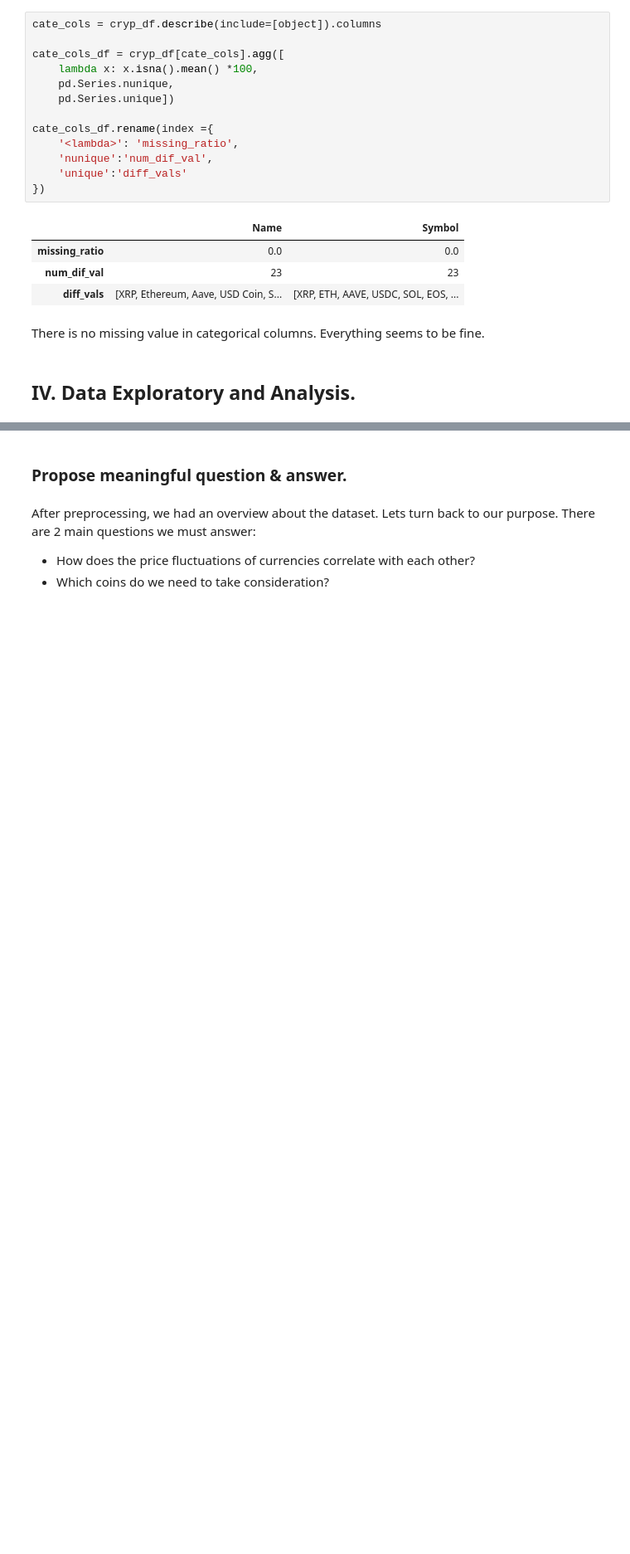
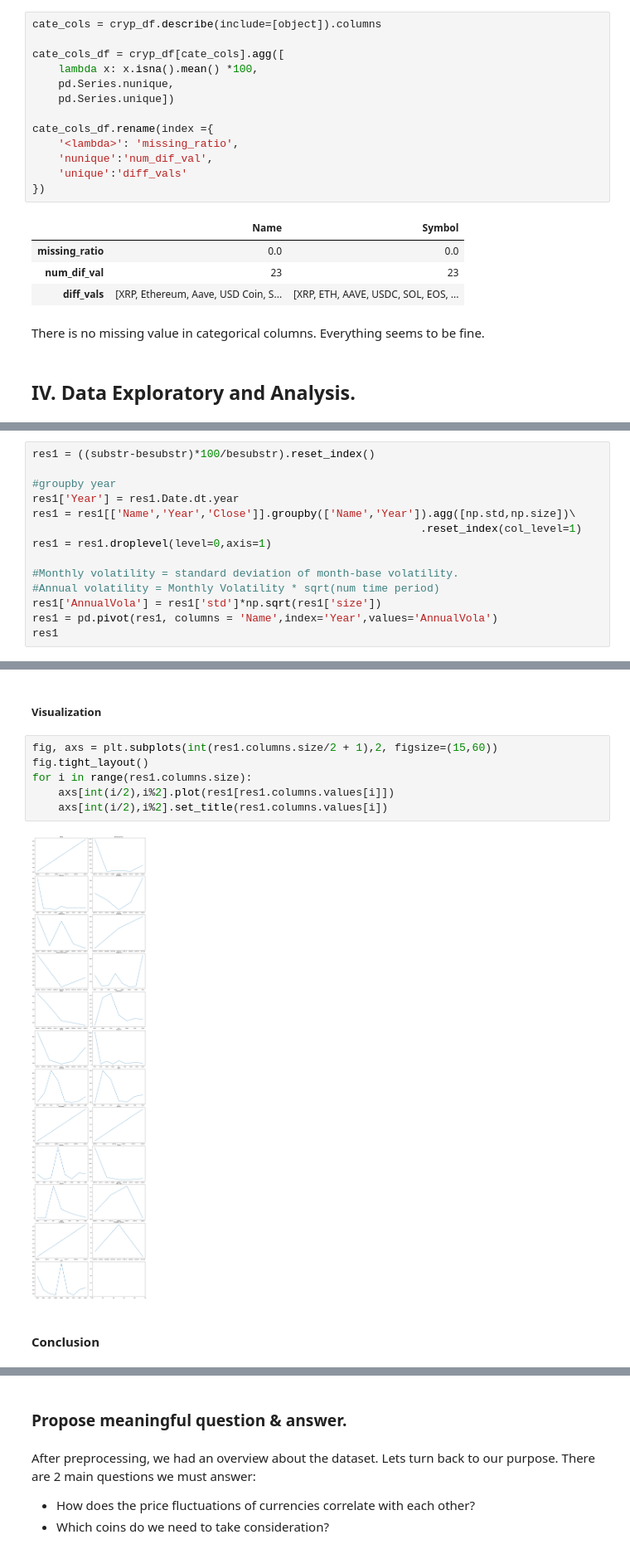
Before and after one commit to henryone0910/Crypto-Analysis, a Jupyter notebook: Final.ipynb, the cells around one changed output, grey strips where cells are left out. Shown at 83% size. Cells and saved outputs as stored; diff of their text form; blank space fills up the shorter version.

```diff
--- a/Final.ipynb
+++ b/Final.ipynb
@@ -335,0 +428,14 @@ There is no missing value in categorical columns. Everything seems to be fine.
+# %%
+res1 = ((substr-besubstr)*100/besubstr).reset_index()
+
+#groupby year
+res1['Year'] = res1.Date.dt.year
+res1 = res1[['Name','Year','Close']].groupby(['Name','Year']).agg([np.std,np.size])\
+                                                            .reset_index(col_level=1)
+res1 = res1.droplevel(level=0,axis=1)
+
+#Monthly volatility = standard deviation of month-base volatility.
+#Annual volatility = Monthly Volatility * sqrt(num time period)
+res1['AnnualVola'] = res1['std']*np.sqrt(res1['size'])
+res1 = pd.pivot(res1, columns = 'Name',index='Year',values='AnnualVola')
+res1
@@ -335,0 +455,12 @@ There is no missing value in categorical columns. Everything seems to be fine.
+# %% [markdown]
+##### Visualization
+# %%
+fig, axs = plt.subplots(int(res1.columns.size/2 + 1),2, figsize=(15,60))
+fig.tight_layout()
+for i in range(res1.columns.size):
+    axs[int(i/2),i%2].plot(res1[res1.columns.values[i]])
+    axs[int(i/2),i%2].set_title(res1.columns.values[i])
+# %% [output]
+[figure, added]
+# %% [markdown]
+#### Conclusion
```
Also changed, not shown: parts of 19 cells of this notebook.
